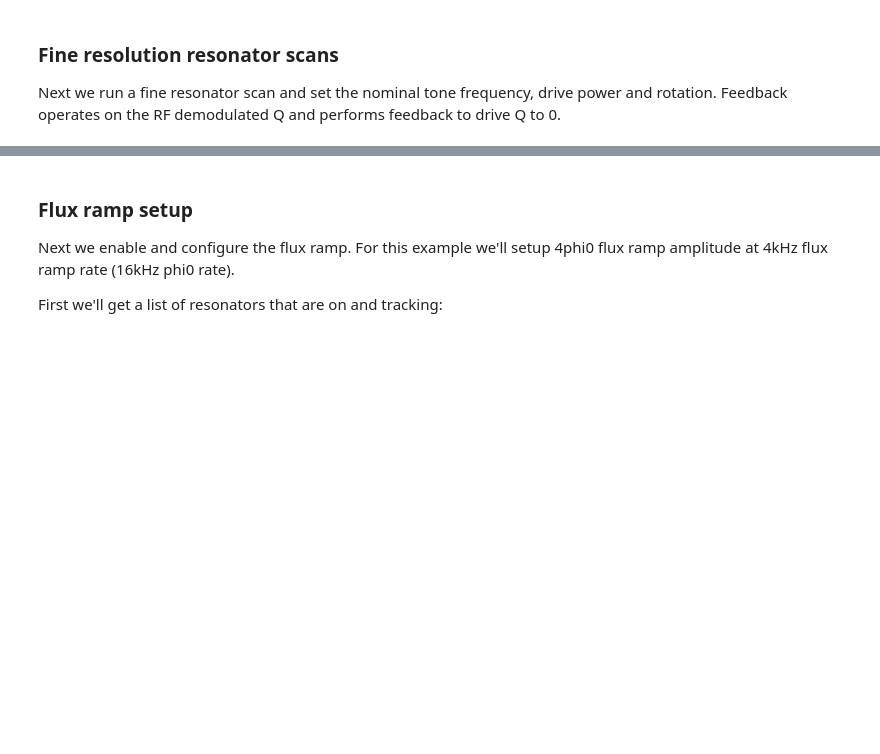
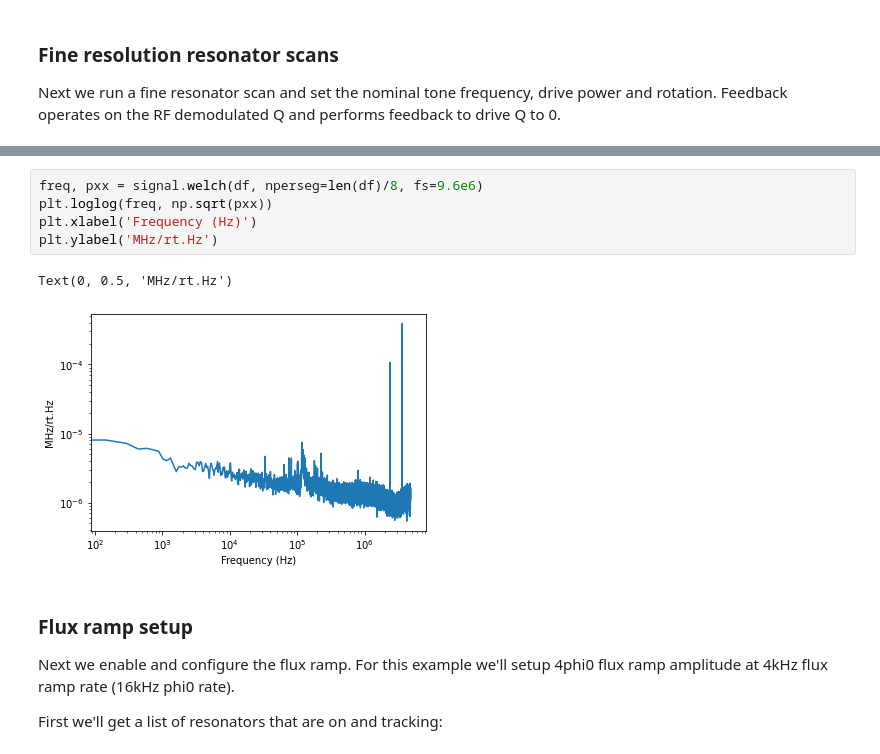
Before and after one commit to slaclab/pysmurf, a Jupyter notebook: scratch/mdewart/intro_to_smurf.ipynb, the cells around one changed output, grey strips where cells are left out. Drawn from its saved outputs; the diff is of its cells as text; blank space fills up the shorter version.

```diff
--- a/scratch/mdewart/intro_to_smurf.ipynb
+++ b/scratch/mdewart/intro_to_smurf.ipynb
@@ -185,3 +192,11 @@ Here's an example of the eta scan.  The complex response is multiplied by the co
+# %%
+freq, pxx = signal.welch(df, nperseg=len(df)/8, fs=9.6e6)
+plt.loglog(freq, np.sqrt(pxx))
+plt.xlabel('Frequency (Hz)')
+plt.ylabel('MHz/rt.Hz')
+# %% [output]
+Text(0, 0.5, 'MHz/rt.Hz')
+[figure, added]
 # %% [markdown]
 ### Flux ramp setup
 Next we enable and configure the flux ramp.  For this example we'll setup 4phi0 flux ramp amplitude at 4kHz flux ramp rate (16kHz phi0 rate).
```
Also changed, not shown: parts of 13 cells of this notebook.
